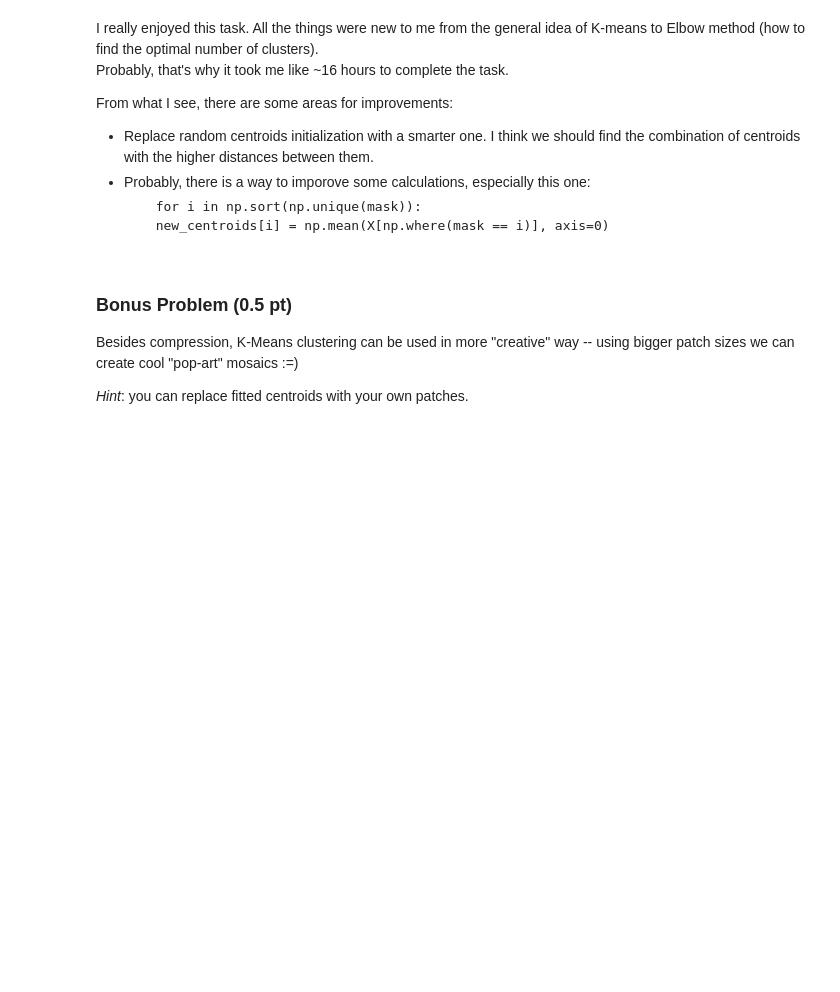
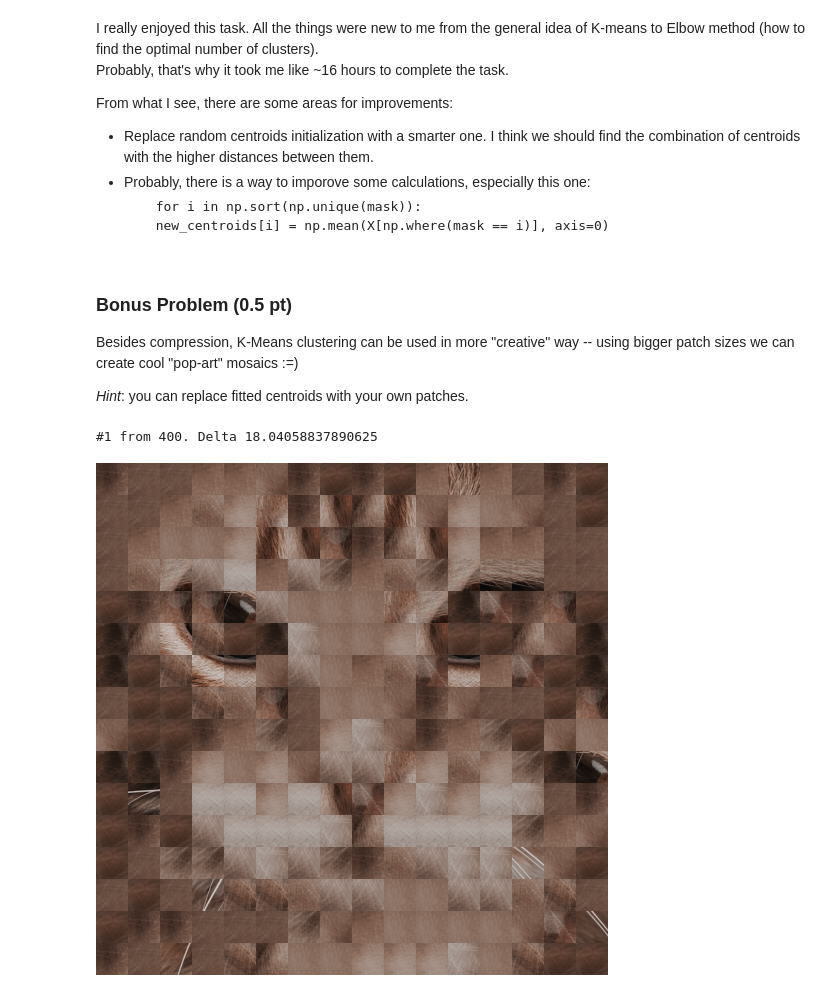
Before and after one commit to fox-rudie/DS-at-UCU-Linear-Algebra-Kmeans, a Jupyter notebook: Ruda-Andrii_Drushchak-Nazarii_hw1-task1-kmeans.ipynb, the cells around one changed output. Cells and saved outputs as stored; diff of their text form; code cells hidden in the pictures; blank space fills up the shorter version.

Commit message:
ASSIGNMENT-1: add creative mosaic

```diff
--- a/Ruda-Andrii_Drushchak-Nazarii_hw1-task1-kmeans.ipynb
+++ b/Ruda-Andrii_Drushchak-Nazarii_hw1-task1-kmeans.ipynb
@@ -36,7 +36,7 @@ import numpy as np
 from io import BytesIO
 
 def to_patches(img: torch.Tensor, psize) -> np.ndarray:
-  return img.unfold(1, size=psize, step=psize).unfold(2,size=m, step=m).flatten(1,2).permute(1,0,2,3).numpy()
+  return img.unfold(1, size=psize, step=psize).unfold(2,size=psize, step=psize).flatten(1,2).permute(1,0,2,3).numpy()
 
 def visualize_patches(patches: np.ndarray, true_image_size=512, padding=0) -> Image:
   patch_tensor = torch.from_numpy(patches)
@@ -351,0 +348,15 @@ Besides compression, K-Means clustering can be used in more "creative" way -- us
+# %%
+# ========= YOUR CODE STARTS HERE ========= #
+patch_size = 32
+creative_patches = to_patches(img_tensor, patch_size)
+creative_data = creative_patches.reshape(creative_patches.shape[0], -1)
+
+kmeans = KMeans(32, creative_data.shape[-1], max_iter=400)
+centroids = kmeans.fit(creative_data)
+predicted = kmeans.predict(creative_data, centroids)
+
+visualize_patches(predicted.reshape(-1,3, patch_size, patch_size))
+# ========== YOUR CODE ENDS HERE ========== #
+# %% [output]
+#1 from 400. Delta 18.04058837890625
+[figure, added]
```
Also changed, not shown: parts of 1 cell of this notebook.
